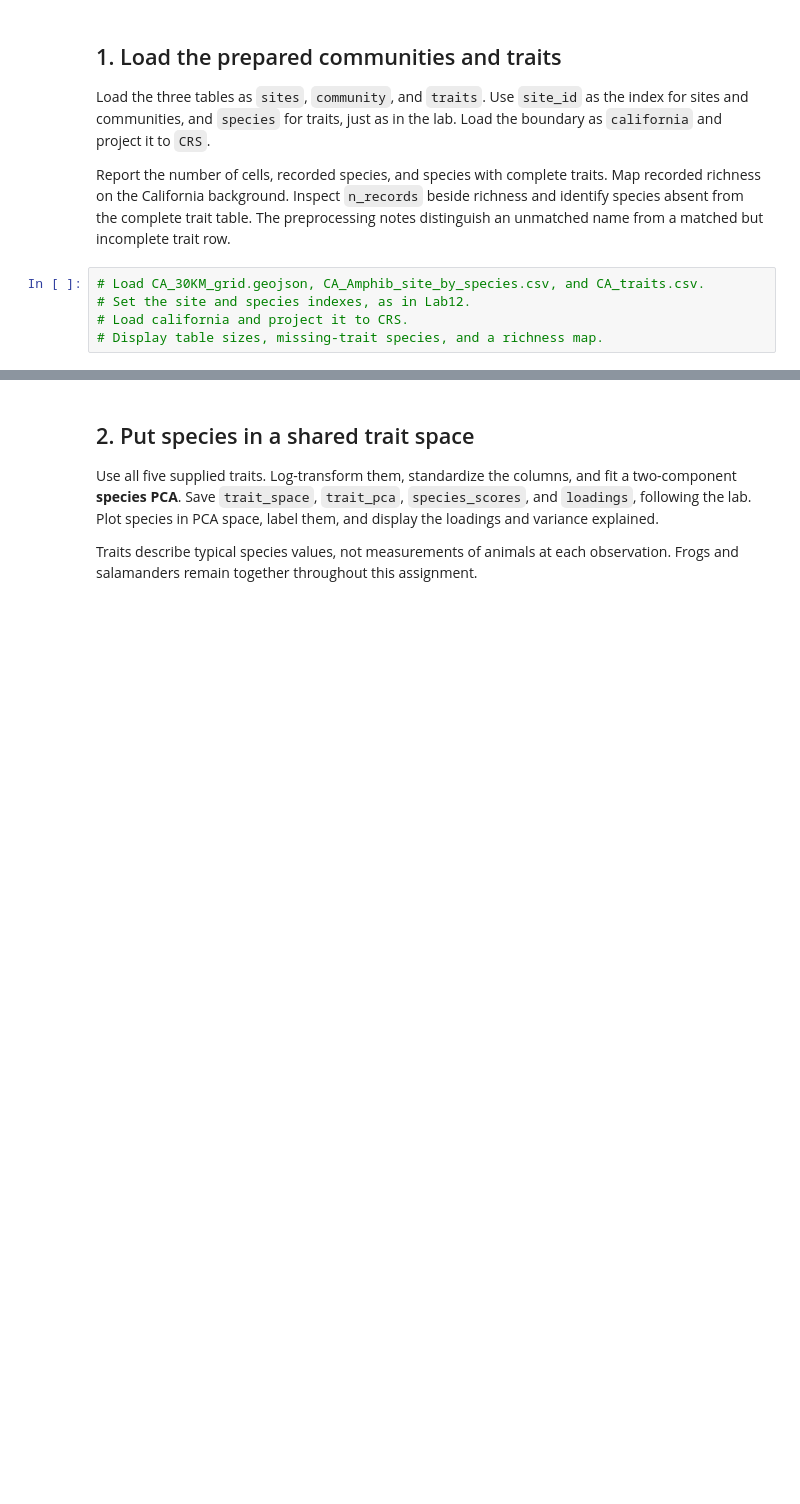
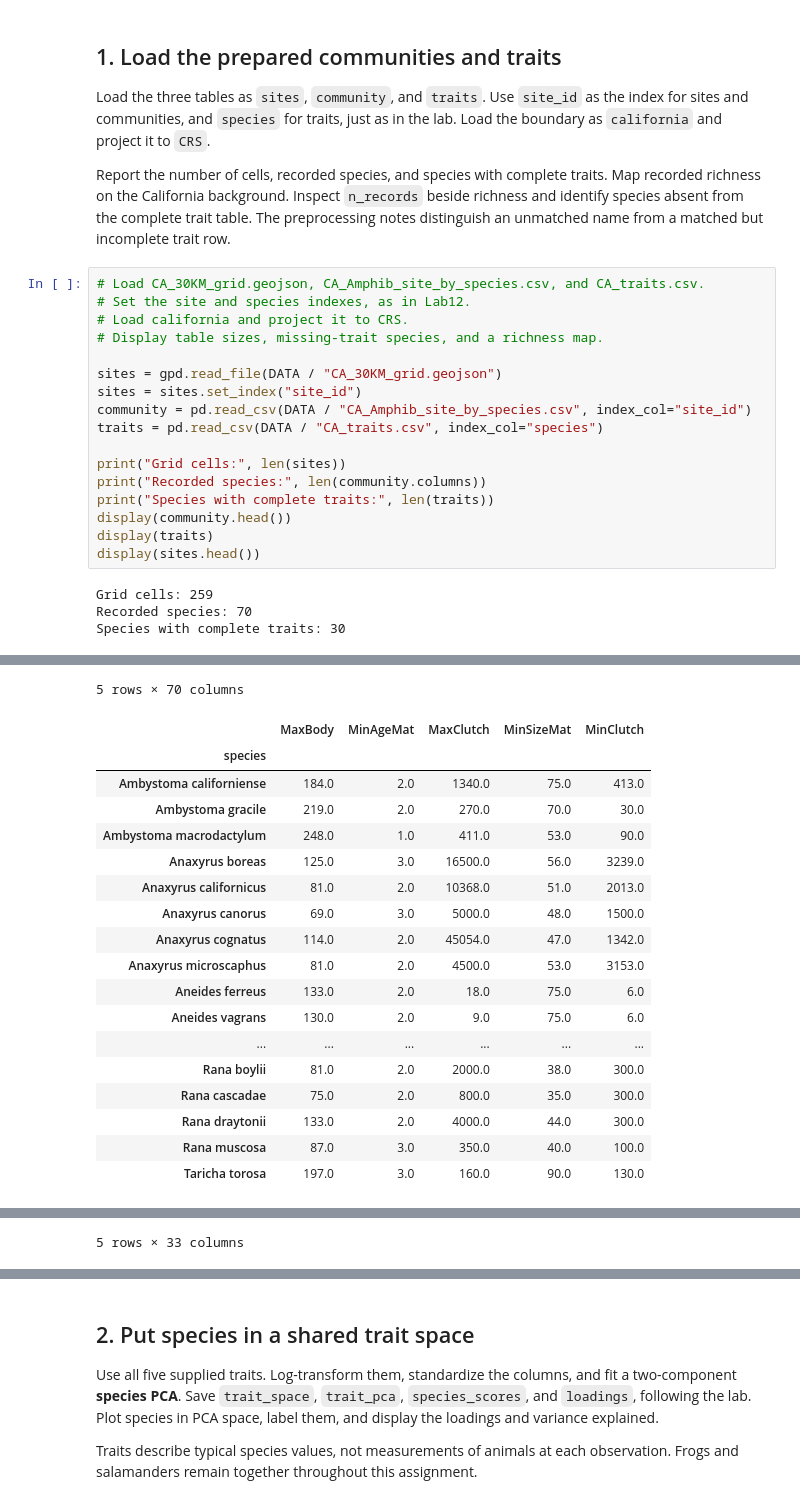
Before and after one commit to Gyrosigma/BIO597-SpatialBiodiversity, a Jupyter notebook: docs/assignments/Assignment-12-SpatialTraitVariation.ipynb, the cells around one changed output, grey strips where cells are left out. Cells and saved outputs as stored; diff of their text form; blank space fills up the shorter version.

```diff
--- a/docs/assignments/Assignment-12-SpatialTraitVariation.ipynb
+++ b/docs/assignments/Assignment-12-SpatialTraitVariation.ipynb
@@ -75,3 +75,19 @@ trait row.
 # Set the site and species indexes, as in Lab12.
 # Load california and project it to CRS.
 # Display table sizes, missing-trait species, and a richness map.
+
+sites = gpd.read_file(DATA / "CA_30KM_grid.geojson")
+sites = sites.set_index("site_id")
+community = pd.read_csv(DATA / "CA_Amphib_site_by_species.csv", index_col="site_id")
+traits = pd.read_csv(DATA / "CA_traits.csv", index_col="species")
+
+print("Grid cells:", len(sites))
+print("Recorded species:", len(community.columns))
+print("Species with complete traits:", len(traits))
+display(community.head())
+display(traits)
+display(sites.head())
+# %% [output]
+Grid cells: 259
+Recorded species: 70
+Species with complete traits: 30
@@ -77,0 +101,19 @@ trait row.
+5 rows × 70 columns
+|  | MaxBody | MinAgeMat | MaxClutch | MinSizeMat | MinClutch |
+| species |  |  |  |  |  |
+| Ambystoma californiense | 184.0 | 2.0 | 1340.0 | 75.0 | 413.0 |
+| Ambystoma gracile | 219.0 | 2.0 | 270.0 | 70.0 | 30.0 |
+| Ambystoma macrodactylum | 248.0 | 1.0 | 411.0 | 53.0 | 90.0 |
+| Anaxyrus boreas | 125.0 | 3.0 | 16500.0 | 56.0 | 3239.0 |
+| Anaxyrus californicus | 81.0 | 2.0 | 10368.0 | 51.0 | 2013.0 |
+| Anaxyrus canorus | 69.0 | 3.0 | 5000.0 | 48.0 | 1500.0 |
+| Anaxyrus cognatus | 114.0 | 2.0 | 45054.0 | 47.0 | 1342.0 |
+| Anaxyrus microscaphus | 81.0 | 2.0 | 4500.0 | 53.0 | 3153.0 |
+| Aneides ferreus | 133.0 | 2.0 | 18.0 | 75.0 | 6.0 |
+| Aneides vagrans | 130.0 | 2.0 | 9.0 | 75.0 | 6.0 |
+| ... | ... | ... | ... | ... | ... |
+| Rana boylii | 81.0 | 2.0 | 2000.0 | 38.0 | 300.0 |
+| Rana cascadae | 75.0 | 2.0 | 800.0 | 35.0 | 300.0 |
+| Rana draytonii | 133.0 | 2.0 | 4000.0 | 44.0 | 300.0 |
+| Rana muscosa | 87.0 | 3.0 | 350.0 | 40.0 | 100.0 |
+| Taricha torosa | 197.0 | 3.0 | 160.0 | 90.0 | 130.0 |
@@ -77,0 +127 @@ trait row.
+5 rows × 33 columns
```
Also changed, not shown: parts of 7 cells of this notebook.
